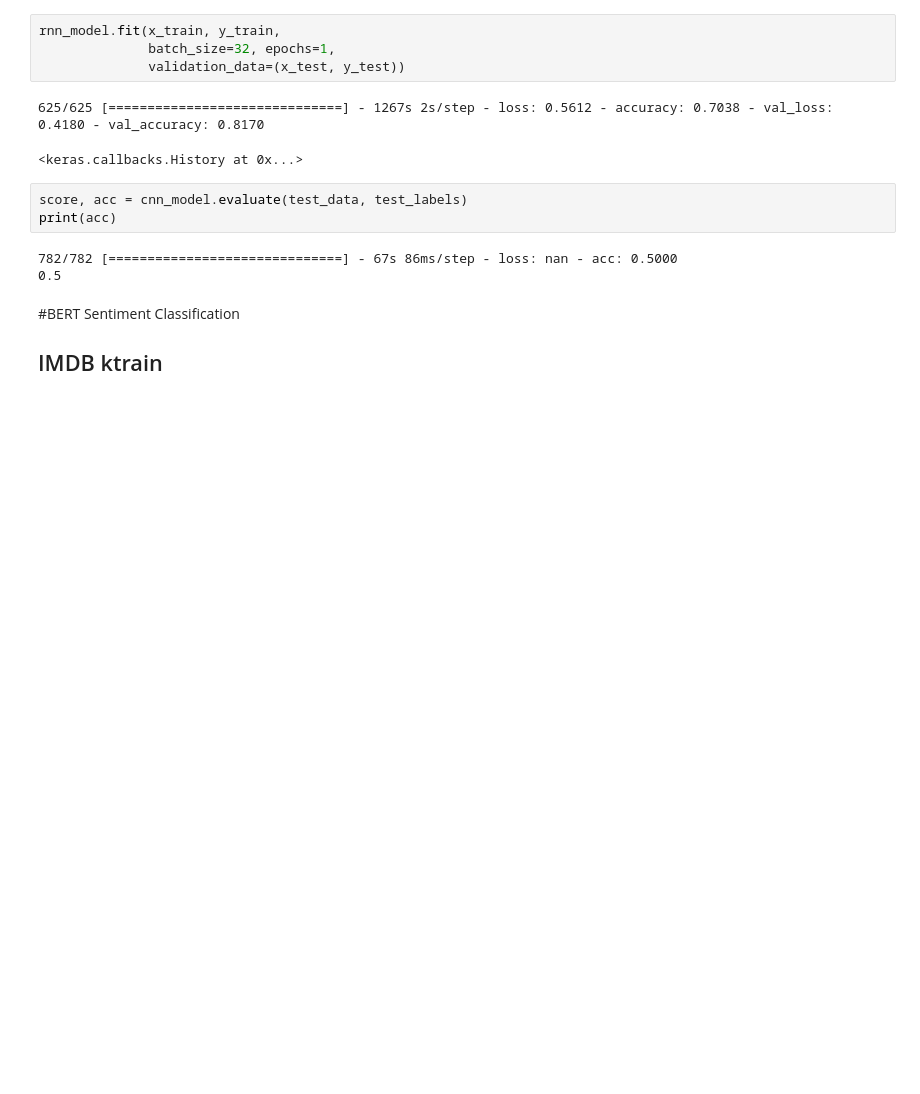
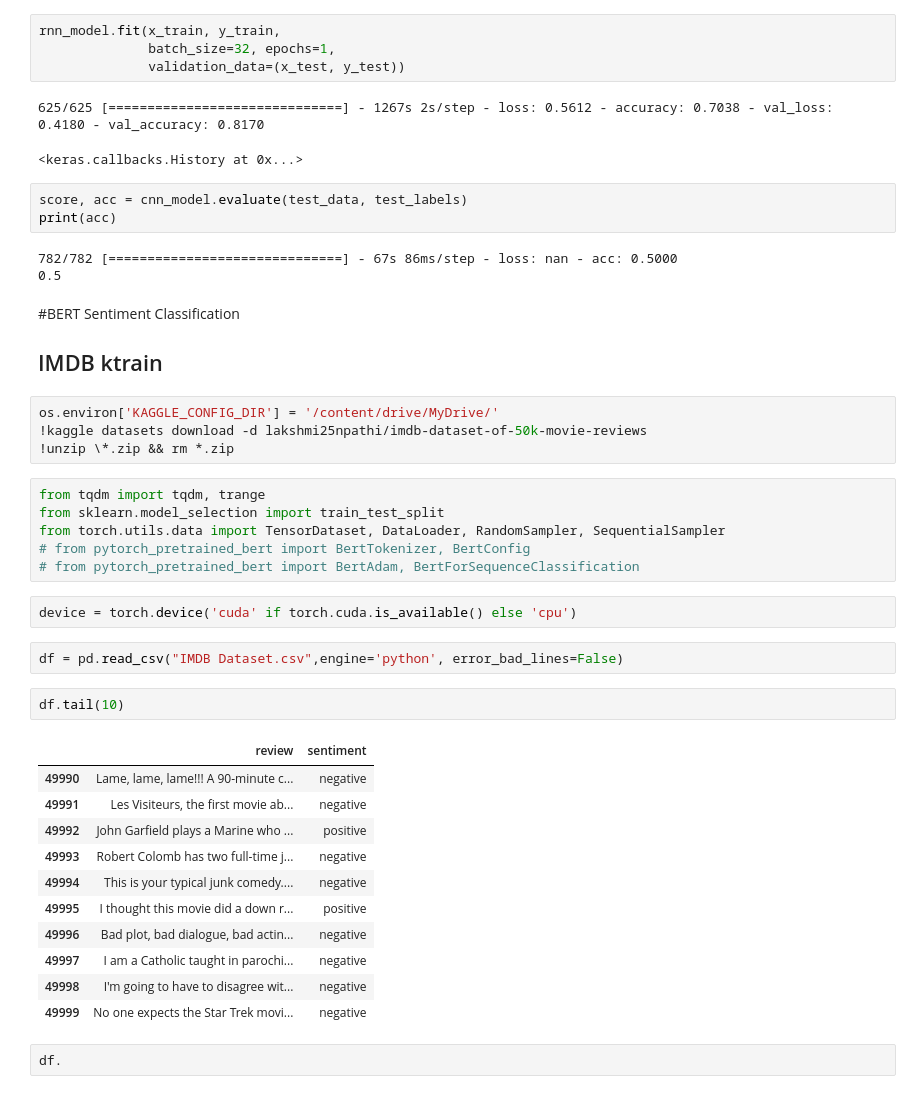
Before and after one commit to mralamdari/NLP-Text_Classification, a Jupyter notebook: NLP_Text_Classification_DL.ipynb, the cells around one changed output. Cells and saved outputs as stored; diff of their text form; blank space fills up the shorter version.

```diff
--- a/NLP_Text_Classification_DL.ipynb
+++ b/NLP_Text_Classification_DL.ipynb
@@ -292,3 +299,33 @@ print(acc)
 # %% [markdown]
 #BERT Sentiment Classification
 ## IMDB ktrain
+# %%
+os.environ['KAGGLE_CONFIG_DIR'] = '/content/drive/MyDrive/'
+!kaggle datasets download -d lakshmi25npathi/imdb-dataset-of-50k-movie-reviews
+!unzip \*.zip && rm *.zip
+# %%
+from tqdm import tqdm, trange
+from sklearn.model_selection import train_test_split
+from torch.utils.data import TensorDataset, DataLoader, RandomSampler, SequentialSampler
+# from pytorch_pretrained_bert import BertTokenizer, BertConfig
+# from pytorch_pretrained_bert import BertAdam, BertForSequenceClassification
+# %%
+device = torch.device('cuda' if torch.cuda.is_available() else 'cpu')
+# %%
+df = pd.read_csv("IMDB Dataset.csv",engine='python', error_bad_lines=False)
+# %%
+df.tail(10)
+# %% [output]
+|  | review | sentiment |
+| 49990 | Lame, lame, lame!!! A 90-minute c... | negative |
+| 49991 | Les Visiteurs, the first movie ab... | negative |
+| 49992 | John Garfield plays a Marine who ... | positive |
+| 49993 | Robert Colomb has two full-time j... | negative |
+| 49994 | This is your typical junk comedy.... | negative |
+| 49995 | I thought this movie did a down r... | positive |
+| 49996 | Bad plot, bad dialogue, bad actin... | negative |
+| 49997 | I am a Catholic taught in parochi... | negative |
+| 49998 | I'm going to have to disagree wit... | negative |
+| 49999 | No one expects the Star Trek movi... | negative |
+# %%
+df.
```
Also changed, not shown: parts of 2 cells of this notebook.
